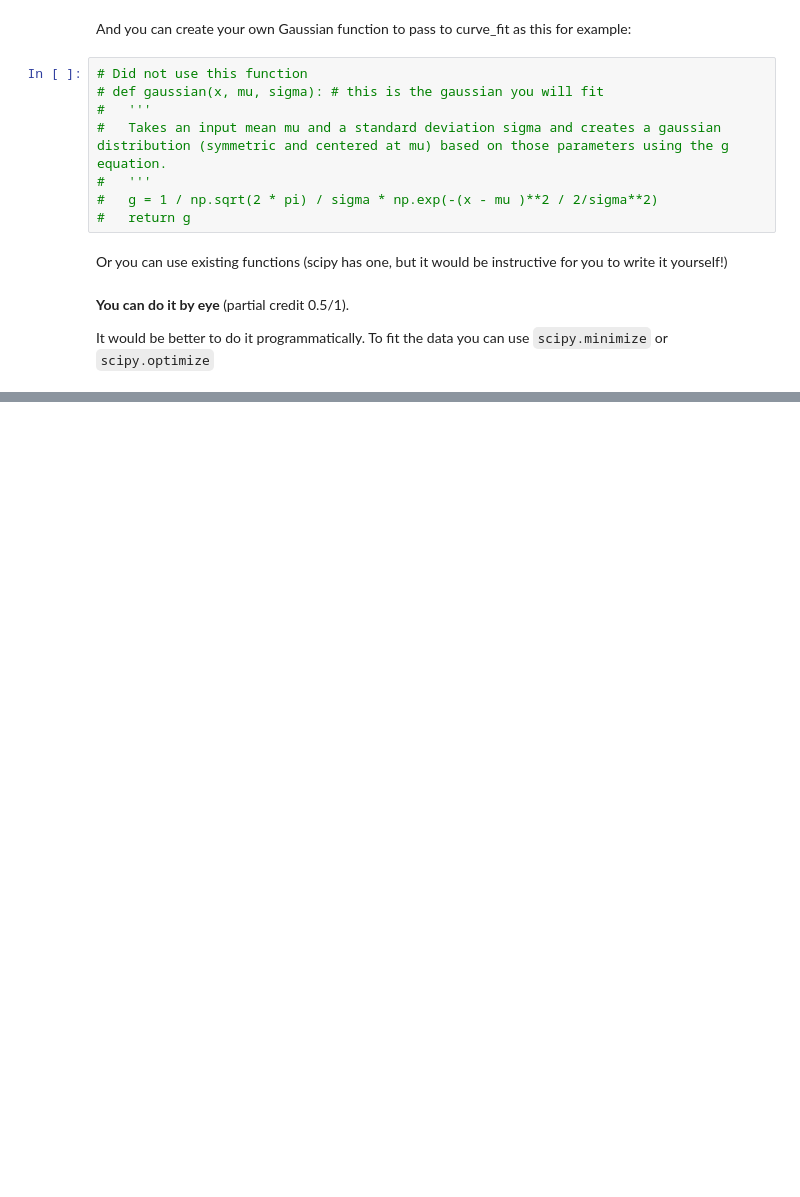
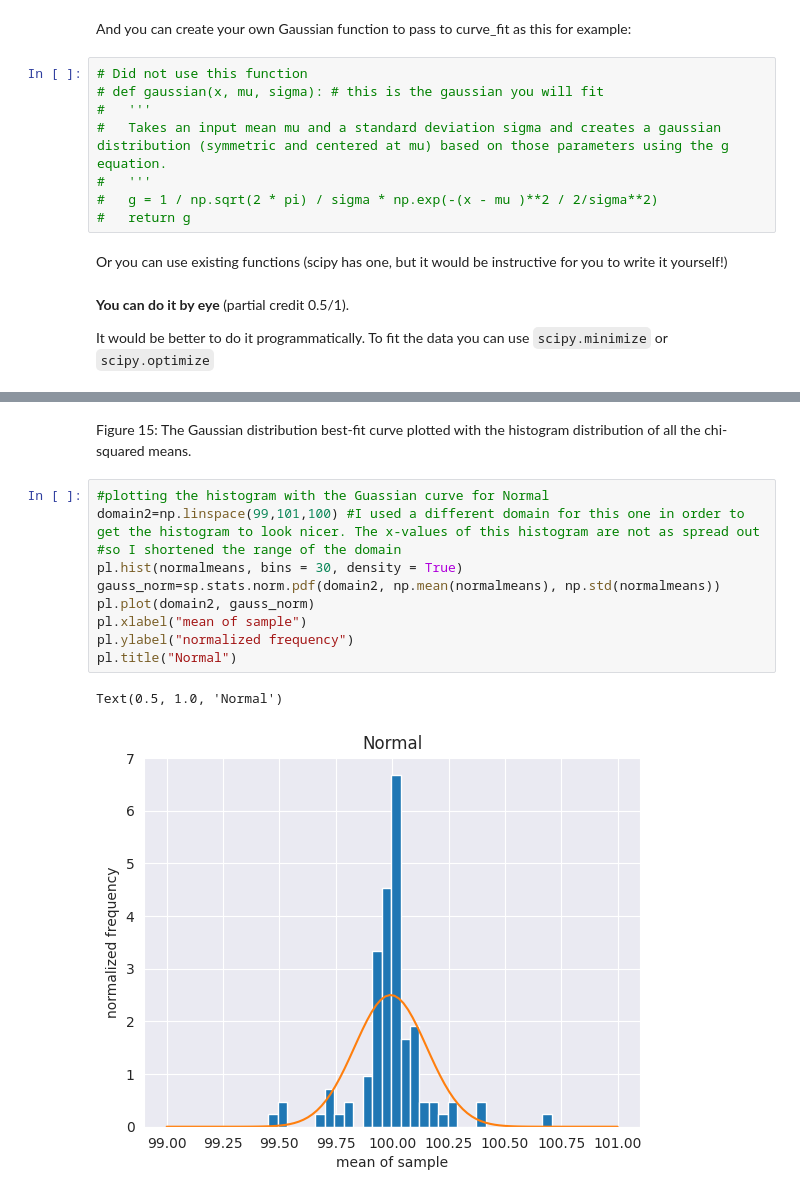
Before and after one commit to sarahdell/DSPS_SDellorco, a Jupyter notebook: hw2/Dellorco_CentralLimitTheorem.ipynb, the cells around one changed output, grey strips where cells are left out. Drawn from its saved outputs; the diff is of its cells as text; blank space fills up the shorter version.

```diff
--- a/hw2/Dellorco_CentralLimitTheorem.ipynb
+++ b/hw2/Dellorco_CentralLimitTheorem.ipynb
@@ -380,0 +397,15 @@ Text(0.5, 1.0, 'Chi-Squared')
+# %% [markdown]
+Figure 15: The Gaussian distribution best-fit curve plotted with the histogram distribution of all the chi-squared means.
+# %%
+#plotting the histogram with the Guassian curve for Normal
+domain2=np.linspace(99,101,100) #I used a different domain for this one in order to get the histogram to look nicer. The x-values of this histogram are not as spread out
+#so I shortened the range of the domain
+pl.hist(normalmeans, bins = 30, density = True)
+gauss_norm=sp.stats.norm.pdf(domain2, np.mean(normalmeans), np.std(normalmeans))
+pl.plot(domain2, gauss_norm)
+pl.xlabel("mean of sample")
+pl.ylabel("normalized frequency")
+pl.title("Normal")
+# %% [output]
+Text(0.5, 1.0, 'Normal')
+[figure, added]
```
Also changed, not shown: parts of 22 cells of this notebook.
